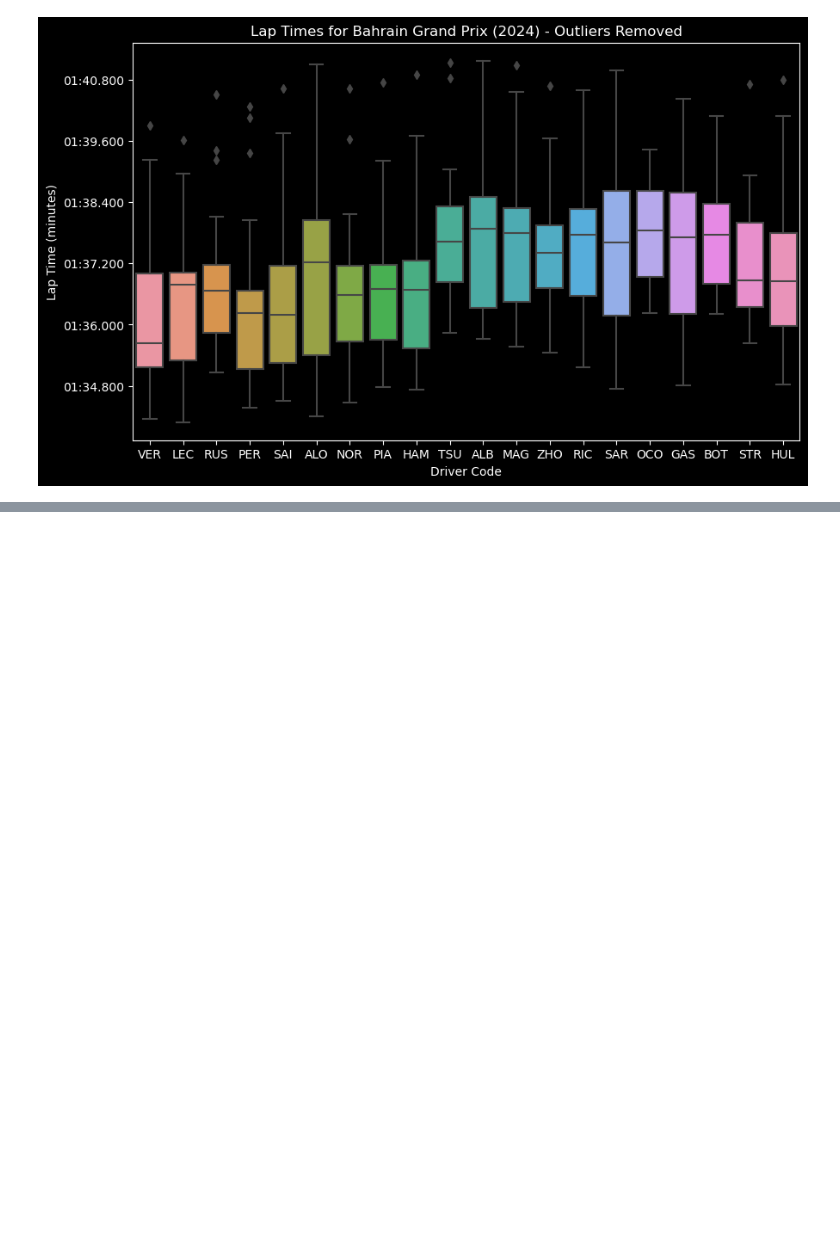
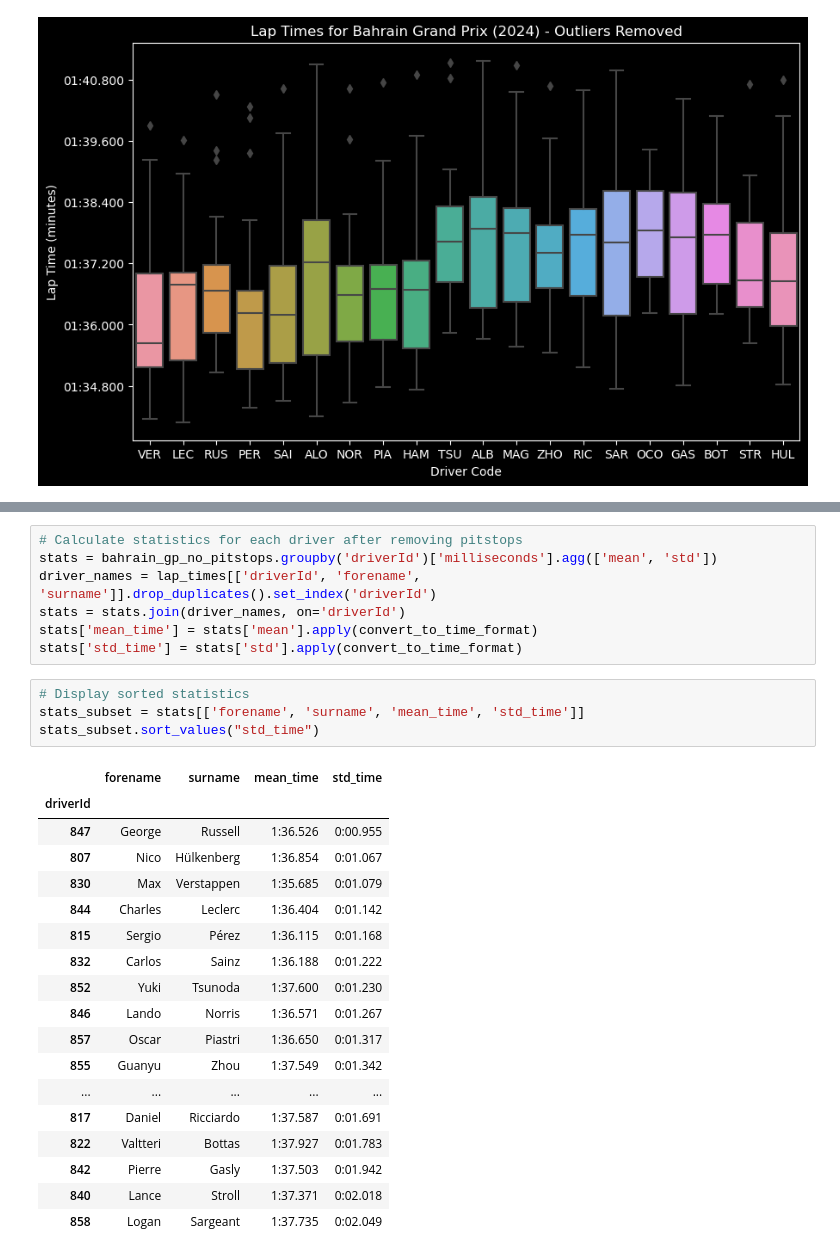
Before and after one commit to jakmate/F1DataAnalysis, a Jupyter notebook: bahrain.ipynb, the cells around one changed output, grey strips where cells are left out. Saved outputs shown, nothing was run; the diff lists cells and outputs as text; blank space fills up the shorter version.

```diff
--- a/bahrain.ipynb
+++ b/bahrain.ipynb
@@ -203,0 +296,30 @@ stats_subset.sort_values("std_time")
+# %%
+# Calculate statistics for each driver after removing pitstops
+stats = bahrain_gp_no_pitstops.groupby('driverId')['milliseconds'].agg(['mean', 'std'])
+driver_names = lap_times[['driverId', 'forename', 'surname']].drop_duplicates().set_index('driverId')
+stats = stats.join(driver_names, on='driverId')
+stats['mean_time'] = stats['mean'].apply(convert_to_time_format)
+stats['std_time'] = stats['std'].apply(convert_to_time_format)
+# %%
+# Display sorted statistics
+stats_subset = stats[['forename', 'surname', 'mean_time', 'std_time']]
+stats_subset.sort_values("std_time")
+# %% [output]
+|  | forename | surname | mean_time | std_time |
+| driverId |  |  |  |  |
+| 847 | George | Russell | 1:36.526 | 0:00.955 |
+| 807 | Nico | Hülkenberg | 1:36.854 | 0:01.067 |
+| 830 | Max | Verstappen | 1:35.685 | 0:01.079 |
+| 844 | Charles | Leclerc | 1:36.404 | 0:01.142 |
+| 815 | Sergio | Pérez | 1:36.115 | 0:01.168 |
+| 832 | Carlos | Sainz | 1:36.188 | 0:01.222 |
+| 852 | Yuki | Tsunoda | 1:37.600 | 0:01.230 |
+| 846 | Lando | Norris | 1:36.571 | 0:01.267 |
+| 857 | Oscar | Piastri | 1:36.650 | 0:01.317 |
+| 855 | Guanyu | Zhou | 1:37.549 | 0:01.342 |
+| ... | ... | ... | ... | ... |
+| 817 | Daniel | Ricciardo | 1:37.587 | 0:01.691 |
+| 822 | Valtteri | Bottas | 1:37.927 | 0:01.783 |
+| 842 | Pierre | Gasly | 1:37.503 | 0:01.942 |
+| 840 | Lance | Stroll | 1:37.371 | 0:02.018 |
+| 858 | Logan | Sargeant | 1:37.735 | 0:02.049 |
```
Also changed, not shown: parts of 16 cells of this notebook.
